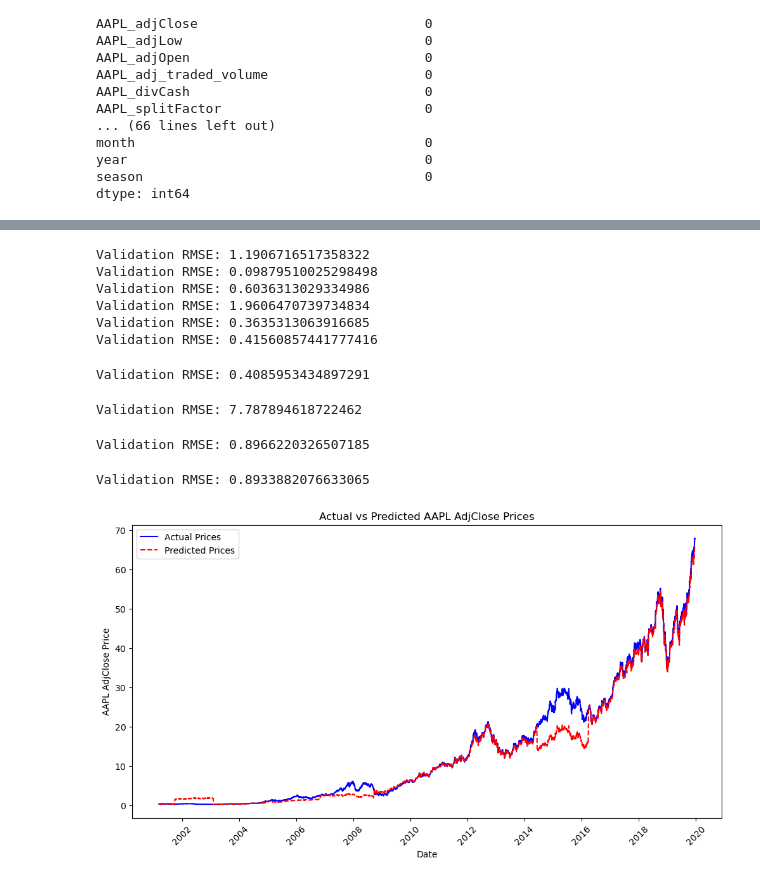
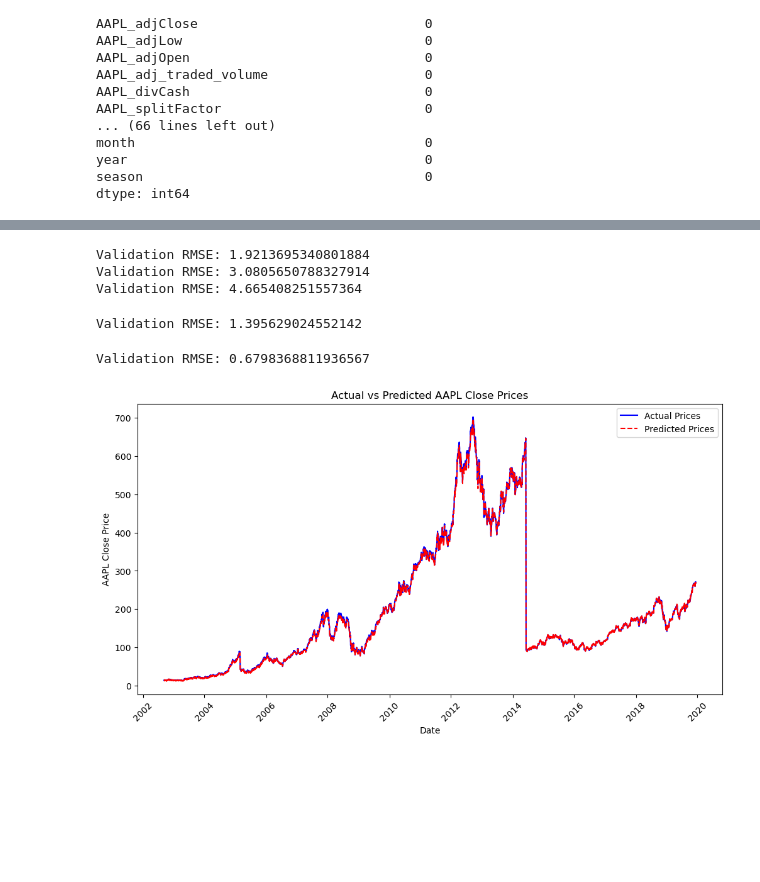
Before and after one commit to Donerne/6300-Data-Project, a Jupyter notebook: data_cleaning_modelling.ipynb, the cells around one changed output, grey strips where cells are left out. Cells and saved outputs as stored; diff of their text form; code cells hidden in the pictures; blank space fills up the shorter version.

```diff
--- a/data_cleaning_modelling.ipynb
+++ b/data_cleaning_modelling.ipynb
@@ -890,11 +934,16 @@ memory usage: 8.8+ MB
 # %%
+# Obtainig Dummies
+aapl_data = pd.get_dummies(aapl_data, drop_first=True)
+
 # grouping categorical & numerical features for further transformations
 
-cat_cols = aapl_data.select_dtypes(include='object').columns
+# cat_cols = list(aapl_data.select_dtypes(include='object').columns)
 
 num_cols = list(aapl_data.select_dtypes(include=['float64', 'int64', 'int32']).columns)
 
-num_cols.remove('AAPL_adjClose')
+num_cols.remove('AAPL_close')
 
-print(cat_cols, num_cols)
+print(num_cols)
+
+print(len(num_cols), len(aapl_data.columns))
 # %% [output]
@@ -910,11 +952,14 @@ Index(['AAPL_stock_news_sentiment', 'AAPL_press_release_sentiment',
 # %%
-# Obtainig Dummies
-aapl_data = pd.get_dummies(aapl_data, drop_first=True)
+# Normalize the data
+scaler = MinMaxScaler(feature_range=(0, 1))
 
-# Standardizing numerical features
-scaler = StandardScaler()
+
 aapl_data[num_cols] = scaler.fit_transform(aapl_data[num_cols])
 
+# # Standardizing numerical features
+# scaler = StandardScaler()
+# aapl_data[num_cols] = scaler.fit_transform(aapl_data[num_cols])
+
 aapl_data.head()
 # %% [output]
 |  | date | AAPL_close | AAPL_high | AAPL_low | AAPL_open | AAPL_traded_volume | AAPL_adjClose | AAPL_adjLow | ... |
@@ -939,14 +986,14 @@ test_data = aapl_data[aapl_data['date'] > split_date]
 
 
 # creating response and predictor features
-X = train_data.drop(columns=["AAPL_adjClose"])
-y = train_data["AAPL_adjClose"]
+X = train_data.drop(columns=["AAPL_close"])
+y = train_data["AAPL_close"]
 
-x_test = test_data.drop(columns=['AAPL_adjClose'])
-y_test = test_data['AAPL_adjClose']
+x_test = test_data.drop(columns=['AAPL_close'])
+y_test = test_data['AAPL_close']
 # %%
-# Creating folds for cross-validation
-K = 10
+# Creating folds for cross-validation to determine optimum Lasso
+K = 5
 kfold = skm.KFold(K,
                   random_state=0,
                   shuffle=True)
@@ -955,10 +1002,10 @@ kfold = skm.KFold(K,
 X["date"] = X["date"].astype('int64') // 10**9  # Converts to Unix timestamp (seconds)
 
 # Setting up cross-validated Lasso Model
-lassoCV = LassoCV(alphas=np.logspace(-4, 3, 180), # Creating range of alphas from 0.0001 to 1000 for 180 evenly spaced samples
+lassoCV = LassoCV(alphas=np.logspace(-5, 2, 150), # Creating range of alphas from 0.00001 to 10000 for 180 evenly spaced samples
                   cv=kfold,
                   random_state=1,
-                  max_iter= 25000,
+                  max_iter= 50000,
                   n_jobs=-1)
 
 # Fitting a lasso model on training X and Y values
@@ -1019,44 +1056,39 @@ for train, valid in tscv.split(X):
     y_train, y_valid = y.iloc[train], y.iloc[valid]
 
 
     final_lasso.fit(x_train, y_train)
     y_pred = final_lasso.predict(x_valid)
 
     # Collect results
     all_dates.extend(x_valid['date'])
     all_actuals.extend(y_valid)
     all_preds.extend(y_pred)
 
     # Calculating performance
     rmse = np.sqrt(mean_squared_error(y_valid, y_pred))
     print(f'Validation RMSE: {rmse}')
 
 # Create DataFrame for plotting
 results_df = pd.DataFrame({'Date': all_dates, 'Actual': all_actuals, 'Predicted': all_preds})
 
 results_df['Date'] = pd.to_datetime(results_df['Date'], unit='s')
 
 # Plot actual vs. predicted prices
 plt.figure(figsize=(12, 6))
 sns.lineplot(data=results_df, x='Date', y='Actual', label='Actual Prices', color='blue')
 sns.lineplot(data=results_df, x='Date', y='Predicted', label='Predicted Prices', color='red', linestyle='dashed')
 
 plt.xlabel("Date")
-plt.ylabel("AAPL AdjClose Price")
-plt.title("Actual vs Predicted AAPL AdjClose Prices")
+plt.ylabel("AAPL Close Price")
+plt.title("Actual vs Predicted AAPL Close Prices")
 plt.legend()
 plt.xticks(rotation=45)
 plt.show()
 # %% [output]
-Validation RMSE: 1.1906716517358322
-Validation RMSE: 0.09879510025298498
-Validation RMSE: 0.6036313029334986
-Validation RMSE: 1.9606470739734834
-Validation RMSE: 0.3635313063916685
-Validation RMSE: 0.41560857441777416
+Validation RMSE: 1.9213695340801884
+Validation RMSE: 3.0805650788327914
+Validation RMSE: 4.665408251557364
-Validation RMSE: 0.4085953434897291
+Validation RMSE: 1.395629024552142
-Validation RMSE: 7.787894618722462
+Validation RMSE: 0.6798368811936567
-Validation RMSE: 0.8966220326507185
-Validation RMSE: 0.8933882076633065
-[figure, old version]
+[figure, new version]
 # %%
```
Also changed, not shown: parts of 38 cells of this notebook, 8 other files.
